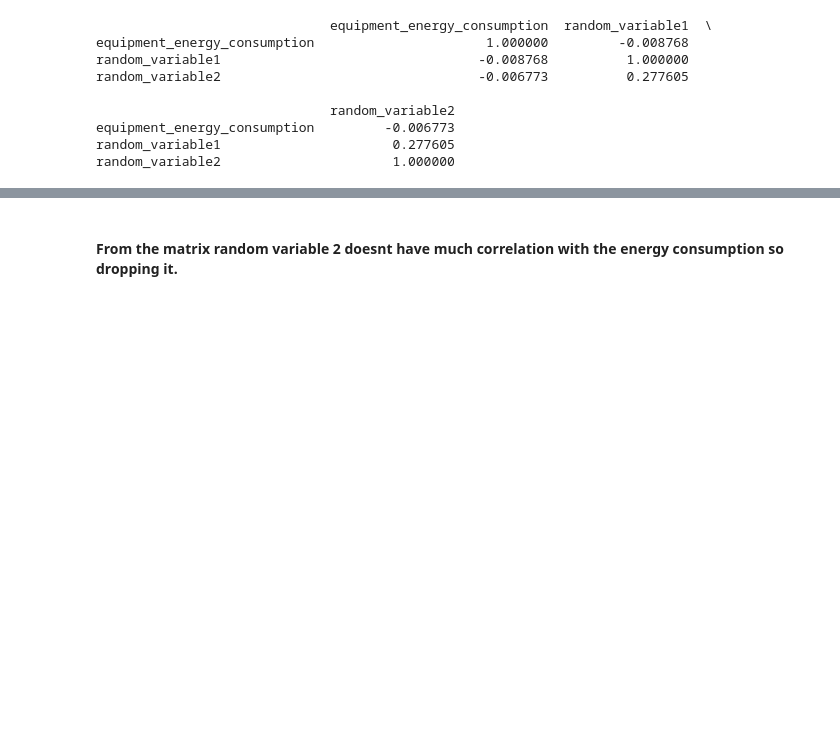
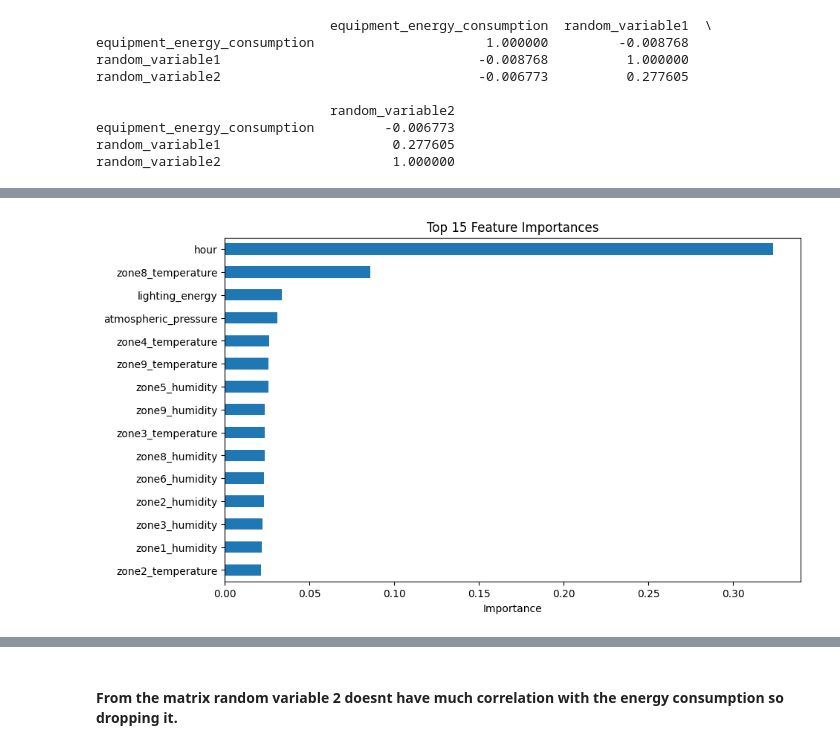
Before and after one commit to Abhay182005dat/DS-Intern-Assignment, a Jupyter notebook: Assesment.ipynb, the cells around one changed output, grey strips where cells are left out. Drawn from its saved outputs; the diff is of its cells as text; code cells hidden in the pictures; blank space fills up the shorter version.

```diff
--- a/Assesment.ipynb
+++ b/Assesment.ipynb
@@ -183,0 +198,17 @@ random_variable2                      1.000000
+# %%
+from sklearn.ensemble import RandomForestRegressor
+
+X = newdata.drop(columns=['equipment_energy_consumption'])  # or use selected features
+y = newdata['equipment_energy_consumption']
+
+model = RandomForestRegressor(random_state=42)
+model.fit(X, y)
+
+importances = pd.Series(model.feature_importances_, index=X.columns)
+importances.nlargest(15).plot(kind='barh', figsize=(10, 6))
+plt.title("Top 15 Feature Importances")
+plt.xlabel("Importance")
+plt.gca().invert_yaxis()
+plt.show()
+# %% [output]
+[figure, added]
```
Also changed, not shown: parts of 14 cells of this notebook.
